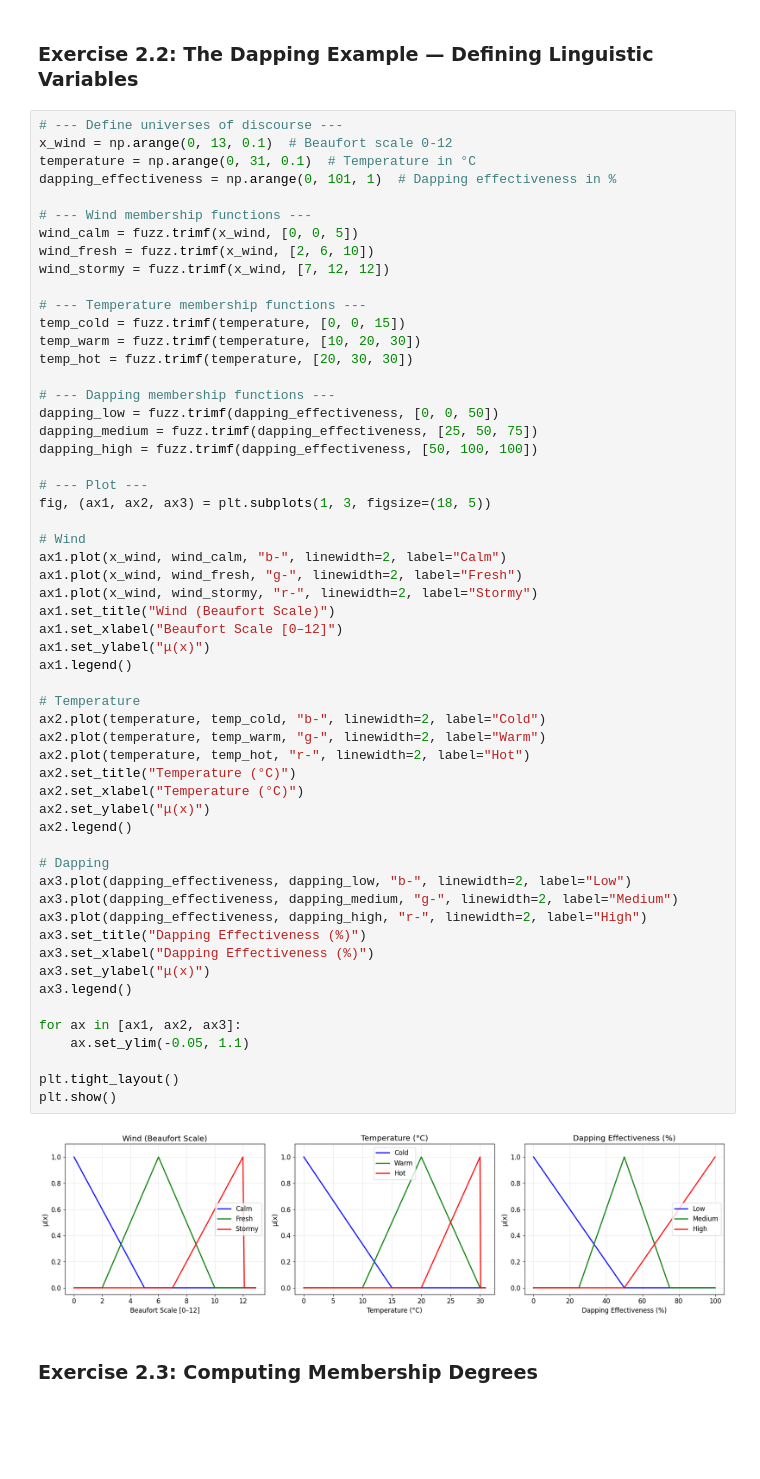
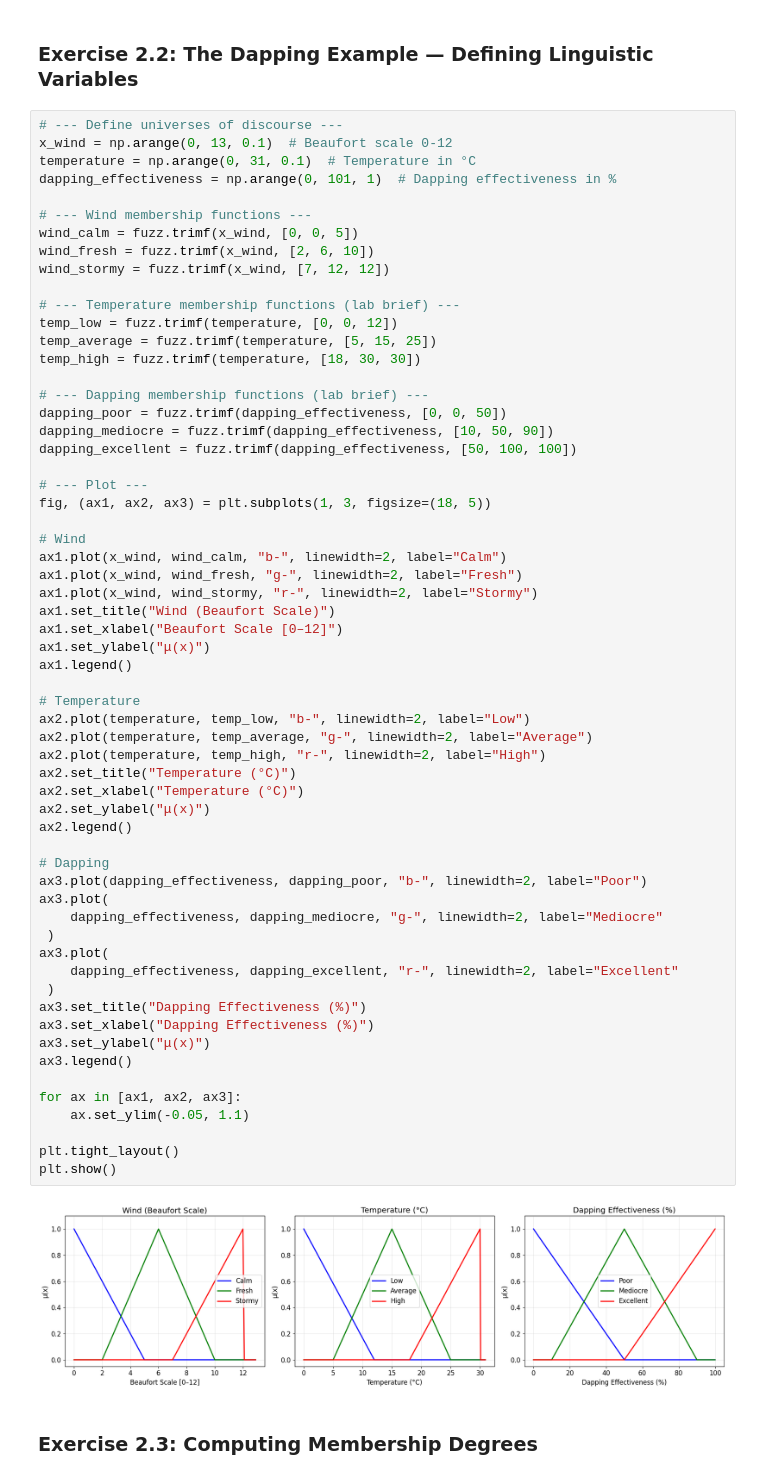
Before and after one commit to KyryloKozlovskyi/AI-Lab-4, a Jupyter notebook: problems.ipynb, the cells around one changed output. Drawn from its saved outputs; the diff is of its cells as text; blank space fills up the shorter version.

```diff
--- a/problems.ipynb
+++ b/problems.ipynb
@@ -131,53 +131,57 @@ wind_calm = fuzz.trimf(x_wind, [0, 0, 5])
 wind_fresh = fuzz.trimf(x_wind, [2, 6, 10])
 wind_stormy = fuzz.trimf(x_wind, [7, 12, 12])
 
-# --- Temperature membership functions ---
-temp_cold = fuzz.trimf(temperature, [0, 0, 15])
-temp_warm = fuzz.trimf(temperature, [10, 20, 30])
-temp_hot = fuzz.trimf(temperature, [20, 30, 30])
+# --- Temperature membership functions (lab brief) ---
+temp_low = fuzz.trimf(temperature, [0, 0, 12])
+temp_average = fuzz.trimf(temperature, [5, 15, 25])
+temp_high = fuzz.trimf(temperature, [18, 30, 30])
 
-# --- Dapping membership functions ---
-dapping_low = fuzz.trimf(dapping_effectiveness, [0, 0, 50])
-dapping_medium = fuzz.trimf(dapping_effectiveness, [25, 50, 75])
-dapping_high = fuzz.trimf(dapping_effectiveness, [50, 100, 100])
+# --- Dapping membership functions (lab brief) ---
+dapping_poor = fuzz.trimf(dapping_effectiveness, [0, 0, 50])
+dapping_mediocre = fuzz.trimf(dapping_effectiveness, [10, 50, 90])
+dapping_excellent = fuzz.trimf(dapping_effectiveness, [50, 100, 100])
 
 # --- Plot ---
 fig, (ax1, ax2, ax3) = plt.subplots(1, 3, figsize=(18, 5))
 
 # Wind
 ax1.plot(x_wind, wind_calm, "b-", linewidth=2, label="Calm")
 ax1.plot(x_wind, wind_fresh, "g-", linewidth=2, label="Fresh")
 ax1.plot(x_wind, wind_stormy, "r-", linewidth=2, label="Stormy")
 ax1.set_title("Wind (Beaufort Scale)")
 ax1.set_xlabel("Beaufort Scale [0–12]")
 ax1.set_ylabel("μ(x)")
 ax1.legend()
 
 # Temperature
-ax2.plot(temperature, temp_cold, "b-", linewidth=2, label="Cold")
-ax2.plot(temperature, temp_warm, "g-", linewidth=2, label="Warm")
-ax2.plot(temperature, temp_hot, "r-", linewidth=2, label="Hot")
+ax2.plot(temperature, temp_low, "b-", linewidth=2, label="Low")
+ax2.plot(temperature, temp_average, "g-", linewidth=2, label="Average")
+ax2.plot(temperature, temp_high, "r-", linewidth=2, label="High")
 ax2.set_title("Temperature (°C)")
 ax2.set_xlabel("Temperature (°C)")
 ax2.set_ylabel("μ(x)")
 ax2.legend()
 
 # Dapping
-ax3.plot(dapping_effectiveness, dapping_low, "b-", linewidth=2, label="Low")
-ax3.plot(dapping_effectiveness, dapping_medium, "g-", linewidth=2, label="Medium")
-ax3.plot(dapping_effectiveness, dapping_high, "r-", linewidth=2, label="High")
+ax3.plot(dapping_effectiveness, dapping_poor, "b-", linewidth=2, label="Poor")
+ax3.plot(
+    dapping_effectiveness, dapping_mediocre, "g-", linewidth=2, label="Mediocre"
+ )
+ax3.plot(
+    dapping_effectiveness, dapping_excellent, "r-", linewidth=2, label="Excellent"
+ )
 ax3.set_title("Dapping Effectiveness (%)")
 ax3.set_xlabel("Dapping Effectiveness (%)")
 ax3.set_ylabel("μ(x)")
 ax3.legend()
 
 for ax in [ax1, ax2, ax3]:
     ax.set_ylim(-0.05, 1.1)
 
 plt.tight_layout()
 plt.show()
 # %% [output]
-[figure, old version]
+[figure, new version]
 # %% [markdown]
 ### Exercise 2.3: Computing Membership Degrees
 # %%
```
Also changed, not shown: parts of 7 cells of this notebook.
